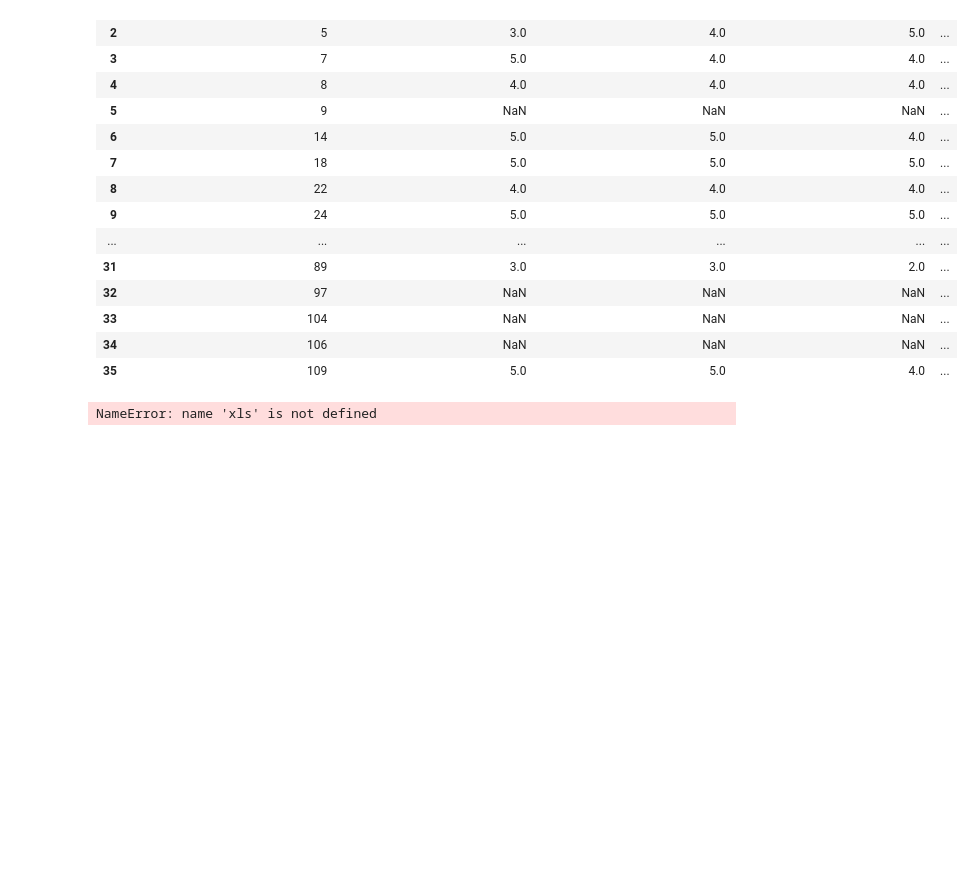
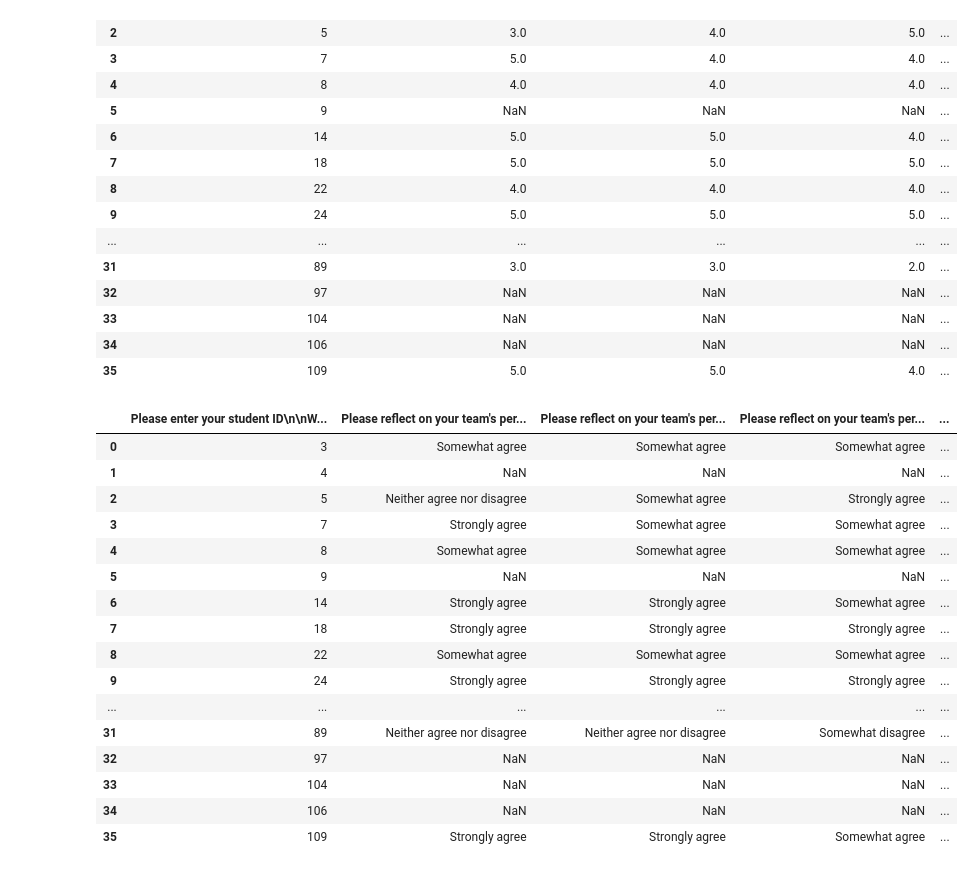
Before and after one commit to tjgusshy/UWE_Brsitol_IGP_Project, a Jupyter notebook: python_folder/eda.ipynb, the cells around one changed output. Saved outputs shown, nothing was run; the diff lists cells and outputs as text; code cells hidden in the pictures; blank space fills up the shorter version.

```diff
--- a/python_folder/eda.ipynb
+++ b/python_folder/eda.ipynb
@@ -70,9 +56,25 @@ Retro_numeric
 | 35 | 109 | 5.0 | 5.0 | 4.0 | ... |
 # %%
 #reading excel with multiple sheets and selecting a specific sheetx
-ls = pd.ExcelFile('csv_data/data1.xlsx')
+xls = pd.ExcelFile('csv_data/data1.xlsx')
 Retrospective = pd.read_excel(xls,'Retrospective',skiprows=1)
 Retrospective
 # %% [output]
-NameError: name 'xls' is not defined
+|  | Please enter your student ID\n\nW... | Please reflect on your team's per... | Please reflect on your team's per... | Please reflect on your team's per... | ... |
+| 0 | 3 | Somewhat agree | Somewhat agree | Somewhat agree | ... |
+| 1 | 4 | NaN | NaN | NaN | ... |
+| 2 | 5 | Neither agree nor disagree | Somewhat agree | Strongly agree | ... |
+| 3 | 7 | Strongly agree | Somewhat agree | Somewhat agree | ... |
+| 4 | 8 | Somewhat agree | Somewhat agree | Somewhat agree | ... |
+| 5 | 9 | NaN | NaN | NaN | ... |
+| 6 | 14 | Strongly agree | Strongly agree | Somewhat agree | ... |
+| 7 | 18 | Strongly agree | Strongly agree | Strongly agree | ... |
+| 8 | 22 | Somewhat agree | Somewhat agree | Somewhat agree | ... |
+| 9 | 24 | Strongly agree | Strongly agree | Strongly agree | ... |
+| ... | ... | ... | ... | ... | ... |
+| 31 | 89 | Neither agree nor disagree | Neither agree nor disagree | Somewhat disagree | ... |
+| 32 | 97 | NaN | NaN | NaN | ... |
+| 33 | 104 | NaN | NaN | NaN | ... |
+| 34 | 106 | NaN | NaN | NaN | ... |
+| 35 | 109 | Strongly agree | Strongly agree | Somewhat agree | ... |
 # %%
```
Also changed, not shown: parts of 30 cells of this notebook.
